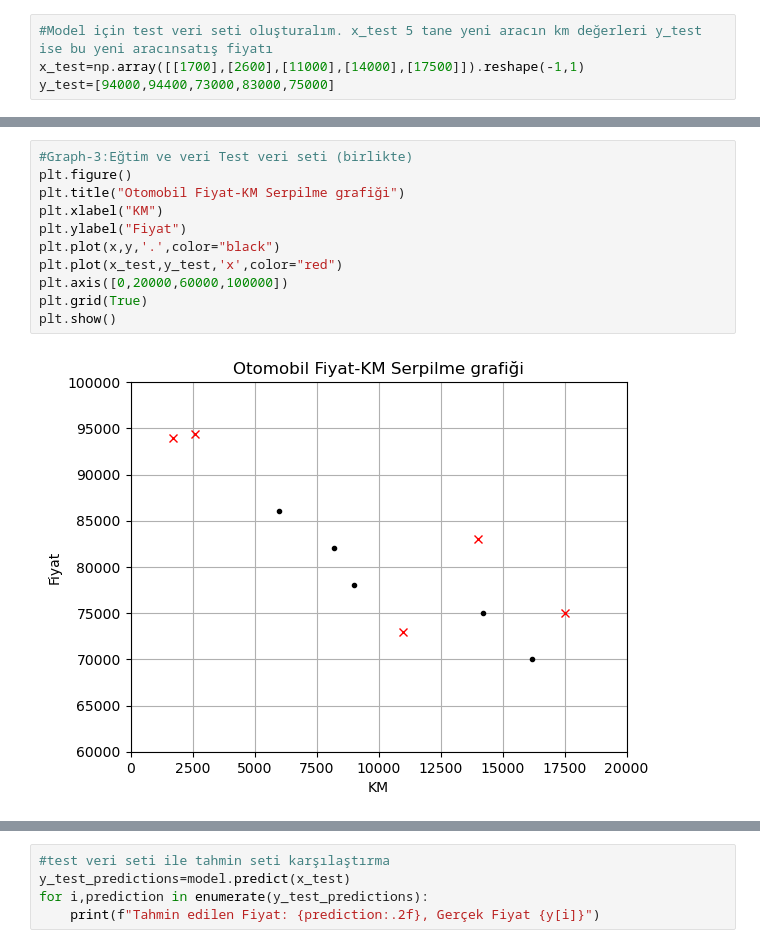
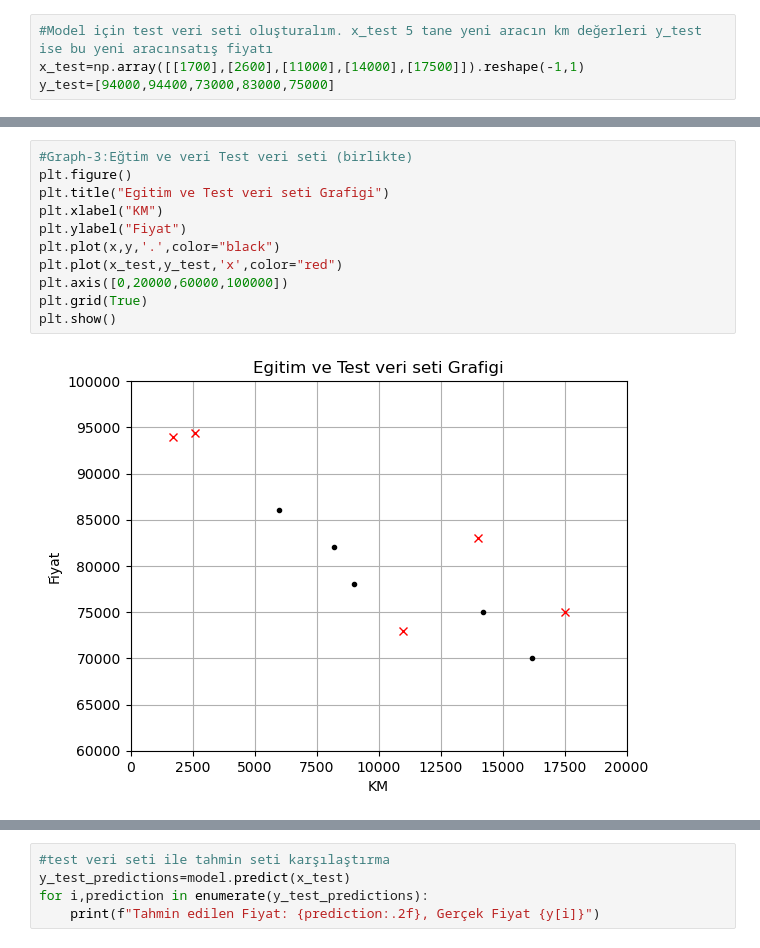
Before and after one commit to enesacarq/ml-experiments, a Jupyter notebook: regression/simple_linear_regression.ipynb, the cells around one changed output, grey strips where cells are left out. Drawn from its saved outputs; the diff is of its cells as text.

```diff
--- a/regression/simple_linear_regression.ipynb
+++ b/regression/simple_linear_regression.ipynb
@@ -119,16 +119,16 @@ plt.show()
 # %%
 #Graph-3:Eğtim ve veri Test veri seti (birlikte)
 plt.figure()
-plt.title("Otomobil Fiyat-KM Serpilme grafiği")
+plt.title("Egitim ve Test veri seti Grafigi")
 plt.xlabel("KM")
 plt.ylabel("Fiyat")
 plt.plot(x,y,'.',color="black")
 plt.plot(x_test,y_test,'x',color="red")
 plt.axis([0,20000,60000,100000])
 plt.grid(True)
 plt.show()
 # %% [output]
-[figure, old version]
+[figure, new version]
 # %%
 #Graph-4:Eğitim ve Test veri seti ile eğitim veri setinin tahmin doğrusu:
 plt.figure()
```
Also changed, not shown: parts of 9 cells of this notebook.
